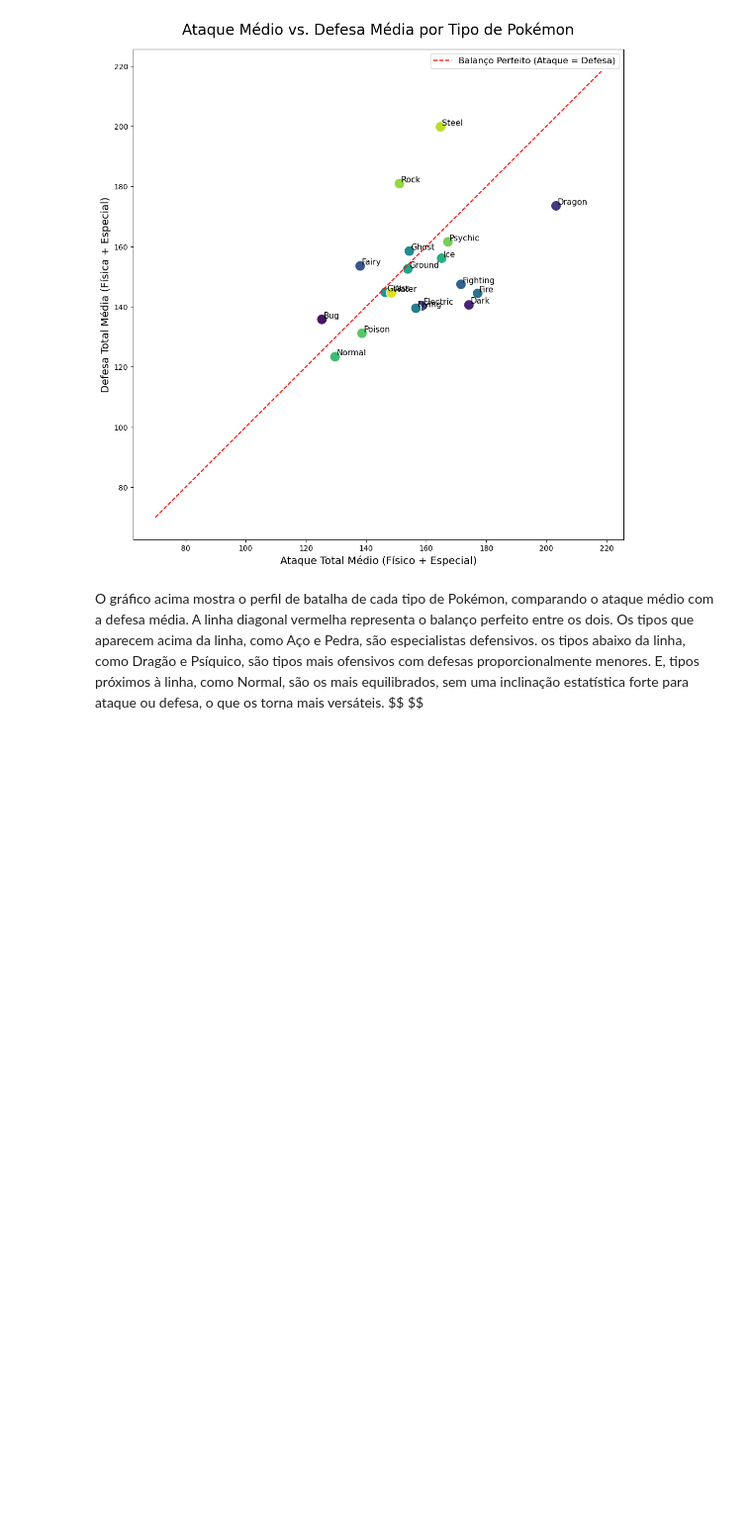
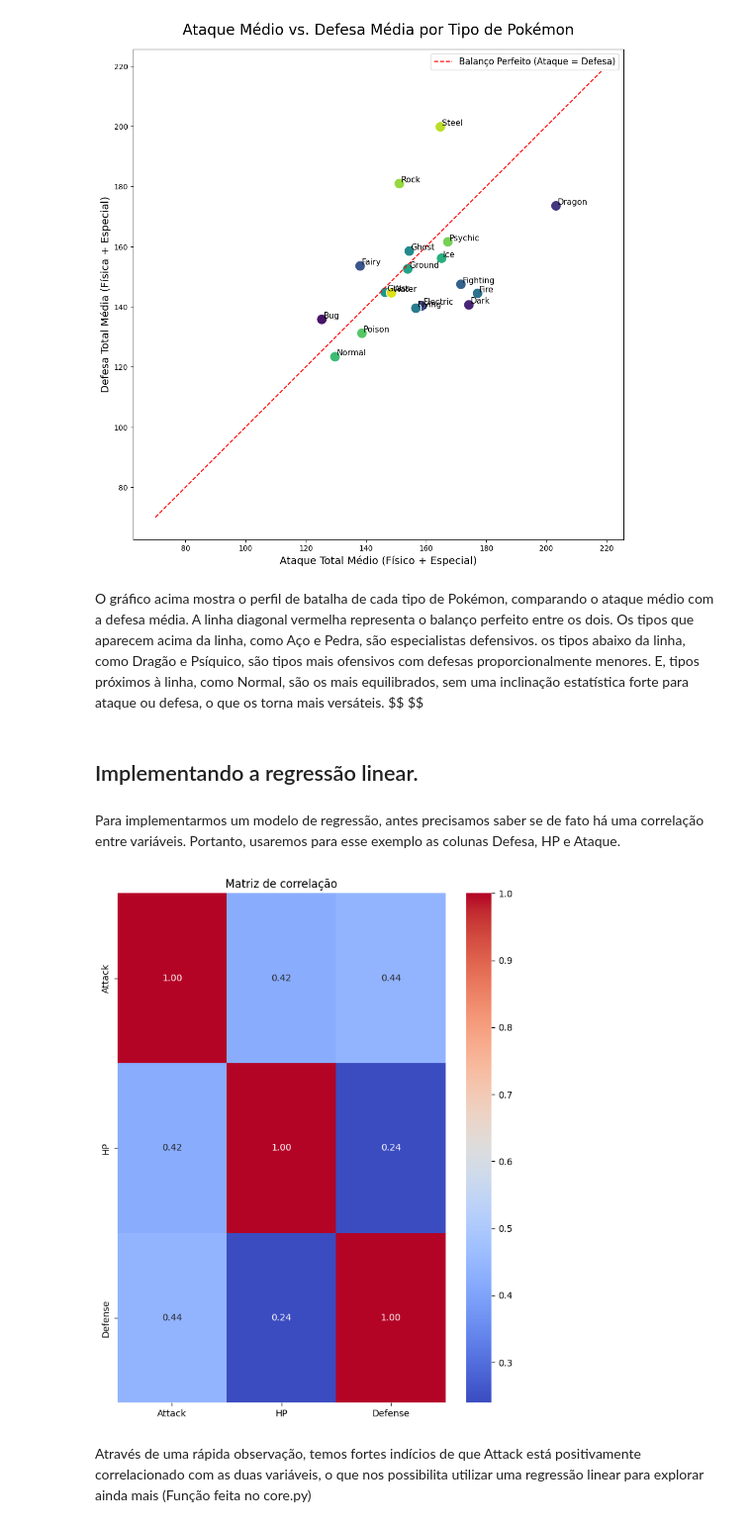
Before and after one commit to Gaalbu/-Datascience-analysis, a Jupyter notebook: main.ipynb, the cells around one changed output. Shown at 99% size. Cells and saved outputs as stored; diff of their text form; code cells hidden in the pictures; blank space fills up the shorter version.

Commit message:
Adicionando Regressão linear (NÃO FINALIZADA)

```diff
--- a/main.ipynb
+++ b/main.ipynb
@@ -196,3 +194,19 @@ ax.set_aspect('equal', adjustable='box')
 O gráfico acima mostra o perfil de batalha de cada tipo de Pokémon, comparando o ataque médio com a defesa média. A linha diagonal vermelha representa o balanço perfeito entre os dois. Os tipos que aparecem acima da linha, como Aço e Pedra, são especialistas defensivos. os tipos abaixo da linha, como Dragão e Psíquico, são tipos mais ofensivos com defesas proporcionalmente menores. E, tipos próximos à linha, como Normal, são os mais equilibrados, sem uma inclinação estatística forte para ataque ou defesa, o que os torna mais versáteis.
 $$
 $$
+# %% [markdown]
+## Implementando a regressão linear.
+# %% [markdown]
+Para implementarmos um modelo de regressão, antes precisamos saber se de fato há uma correlação entre variáveis. Portanto, usaremos para esse exemplo as colunas Defesa, HP e Ataque.
+# %%
+#Comprovando a correlação...
+matriz_correlacao = df[['Attack','HP','Defense']].corr()
+
+plt.figure(figsize=(8,10))
+sns.heatmap(matriz_correlacao, annot=True, cmap='coolwarm', fmt='.2f')
+plt.title('Matriz de correlação')
+plt.show()
+# %% [output]
+[figure, added]
+# %% [markdown]
+Através de uma rápida observação, temos fortes indícios de que Attack está positivamente correlacionado com as duas variáveis, o que nos possibilita utilizar uma regressão linear para explorar ainda mais (Função feita no core.py)
```
Also changed, not shown: parts of 3 cells of this notebook, 3 other files.
